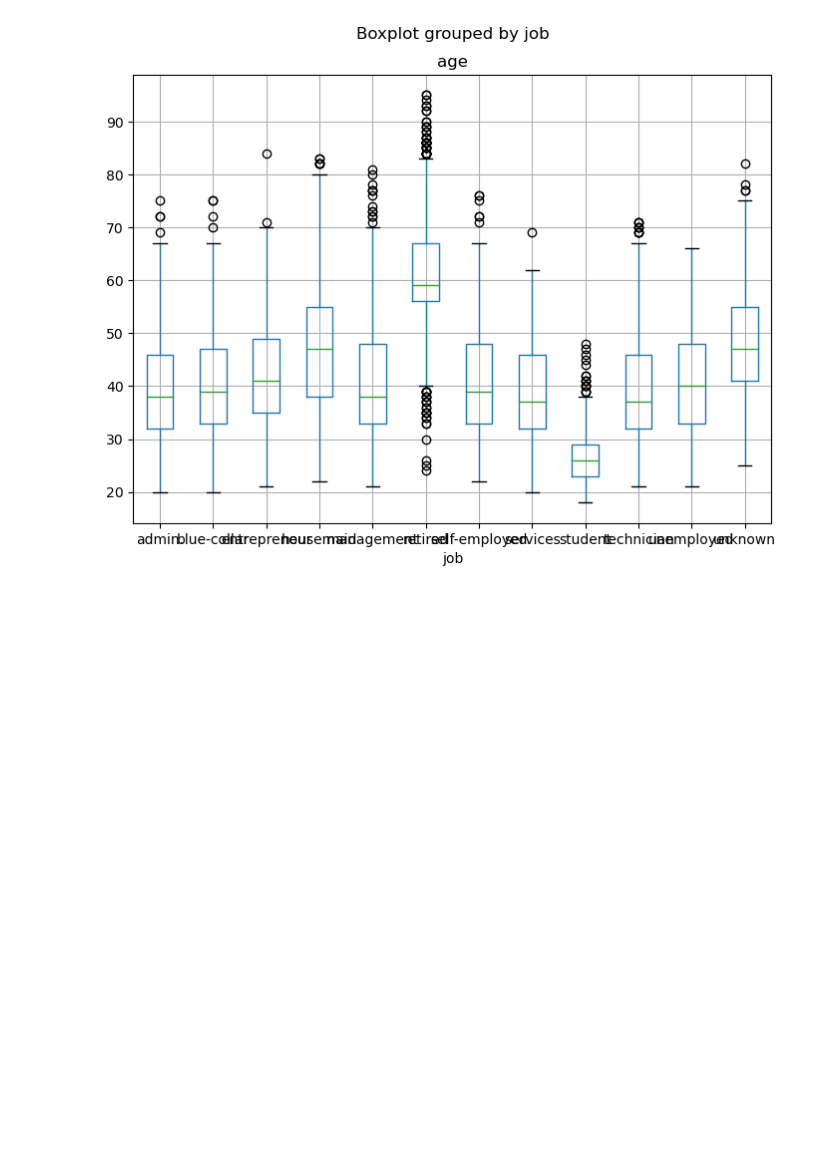
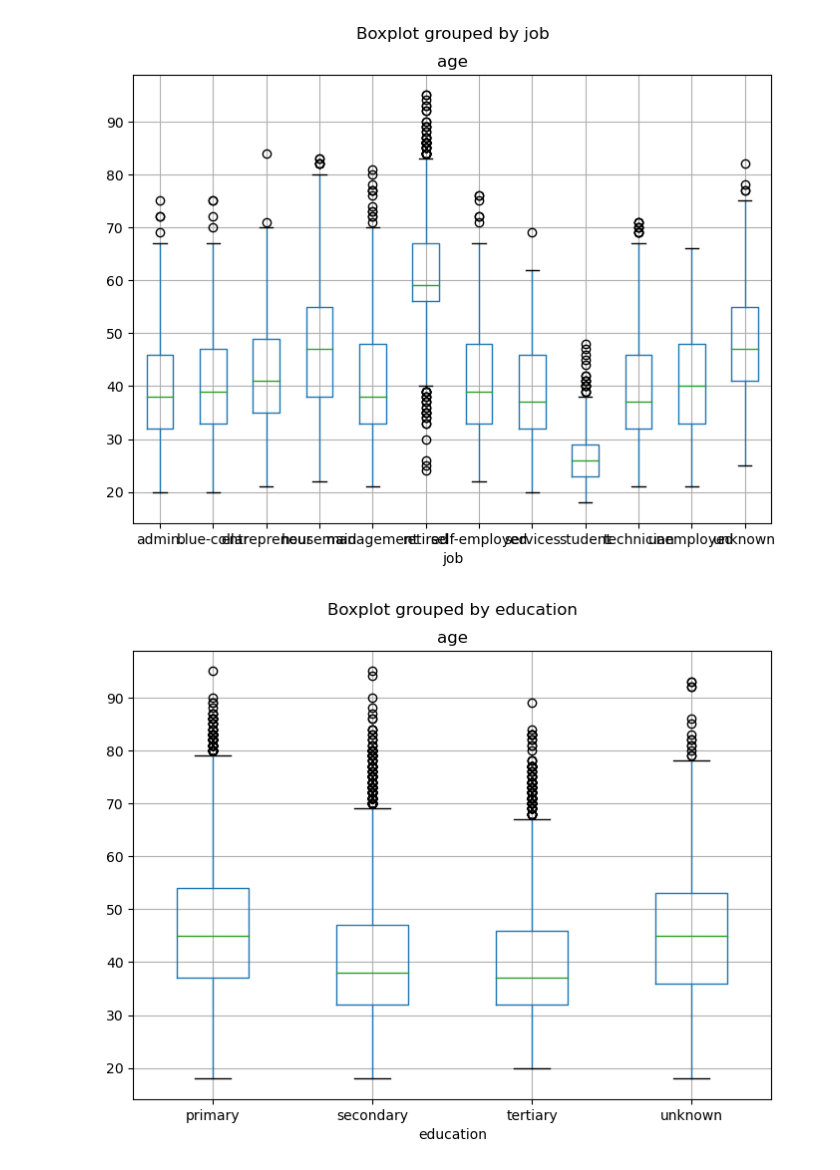
Before and after one commit to mobinghasemi/Classification_Algs_on_BankDataSet, a Jupyter notebook: ML_Algorithms.ipynb, the cells around one changed output. Cells and saved outputs as stored; diff of their text form; code cells hidden in the pictures; blank space fills up the shorter version.

Commit message:
boxplot on 'age' column seperating by 'education' values

```diff
--- a/ML_Algorithms.ipynb
+++ b/ML_Algorithms.ipynb
@@ -460,3 +460,9 @@ df.boxplot(column = "age",
 plt.show()
 # %% [output]
 [figure]
+# %%
+df.boxplot(column = "age",
+           by = "education")
+plt.show()
+# %% [output]
+[figure, added]
```
